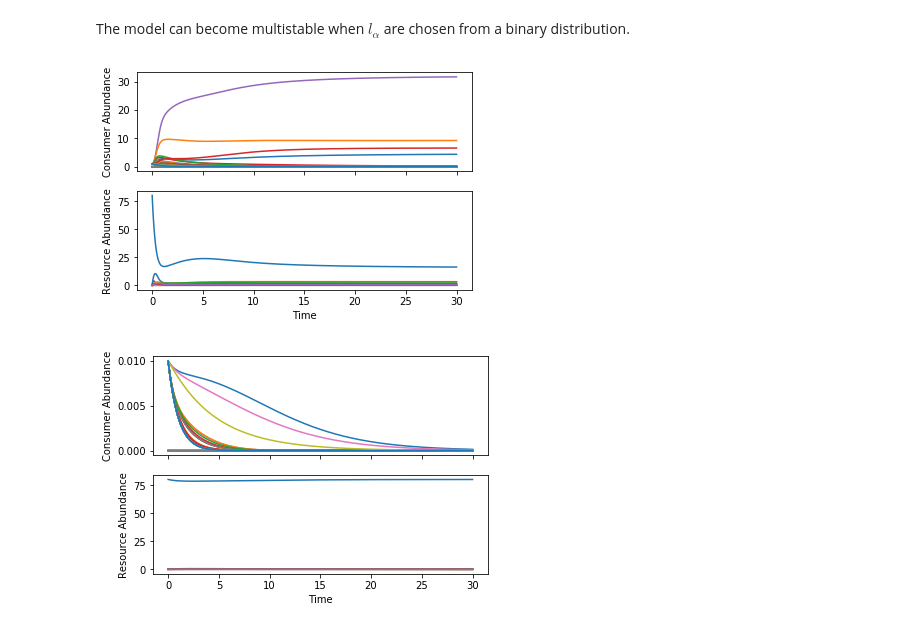
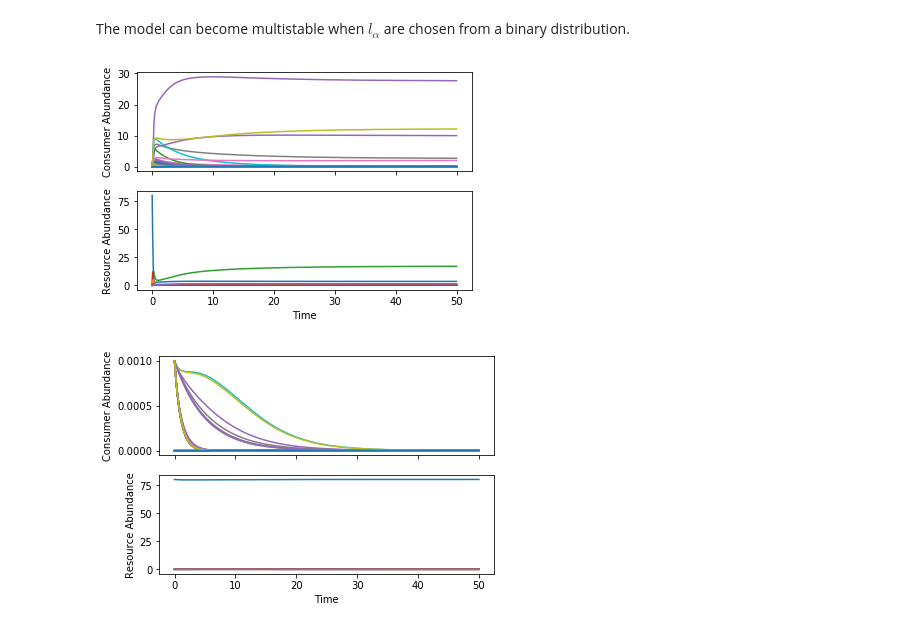
Before and after one commit to Emergent-Behaviors-in-Biology/community-simulator, a Jupyter notebook: Tutorial.ipynb, the cells around one changed output. Saved outputs shown, nothing was run; the diff lists cells and outputs as text; code cells hidden in the pictures.

```diff
--- a/Tutorial.ipynb
+++ b/Tutorial.ipynb
@@ -620,33 +620,35 @@ The model can become multistable when $l_\alpha$ are chosen from a binary distri
 # %%
 assumptions = a_default.copy()
 assumptions.update({'SA':20*np.ones(3),
                     'MA':5*np.ones(3),
                     'Sgen':1,
                     'muc':2,
                     'R0_food':80,
                     'n_wells':3,
                     'food':0,
                     'S':40,
                     'l':0.8,
                     'supply':'external'})
 
 init_state = MakeInitialState(assumptions)
 params = MakeParams(assumptions)
 params['l'] = np.random.choice([0,1],size=len(init_state[1]))*0.99
+params['l'][0] = 0.99
+params['R0'] = params['R0']+1e-2
 def dNdt(N,R,params):
     return MakeConsumerDynamics(assumptions)(N,R,params)
 def dRdt(N,R,params):
     return MakeResourceDynamics(assumptions)(N,R,params)
 dynamics = [dNdt,dRdt]
 
 #(parallel=False ensures that tutorial will run on Windows.
 #If you are running on Mac or Linux, set parallel=True to speed up)
 MyPlate = Community(init_state,dynamics,params,parallel=False)
-t, Ntraj, Rtraj = MyPlate.TestWell(T=30,ns=5000)
+t, Ntraj, Rtraj = MyPlate.TestWell(T=50,ns=5000)
 R1 = Rtraj[-1]
-MyPlate.N = init_state[0]*1e-2
-t, Ntraj, Rtraj = MyPlate.TestWell(T=30,ns=5000)
+MyPlate.N = init_state[0]*1e-3
+t, Ntraj, Rtraj = MyPlate.TestWell(T=50,ns=5000)
 R2 = Rtraj[-1]
 # %% [output]
-[figure, old version]
+[figure, new version]
-[figure, old version]
+[figure, new version]
```
Also changed, not shown: parts of 5 cells of this notebook, 1 other file.
